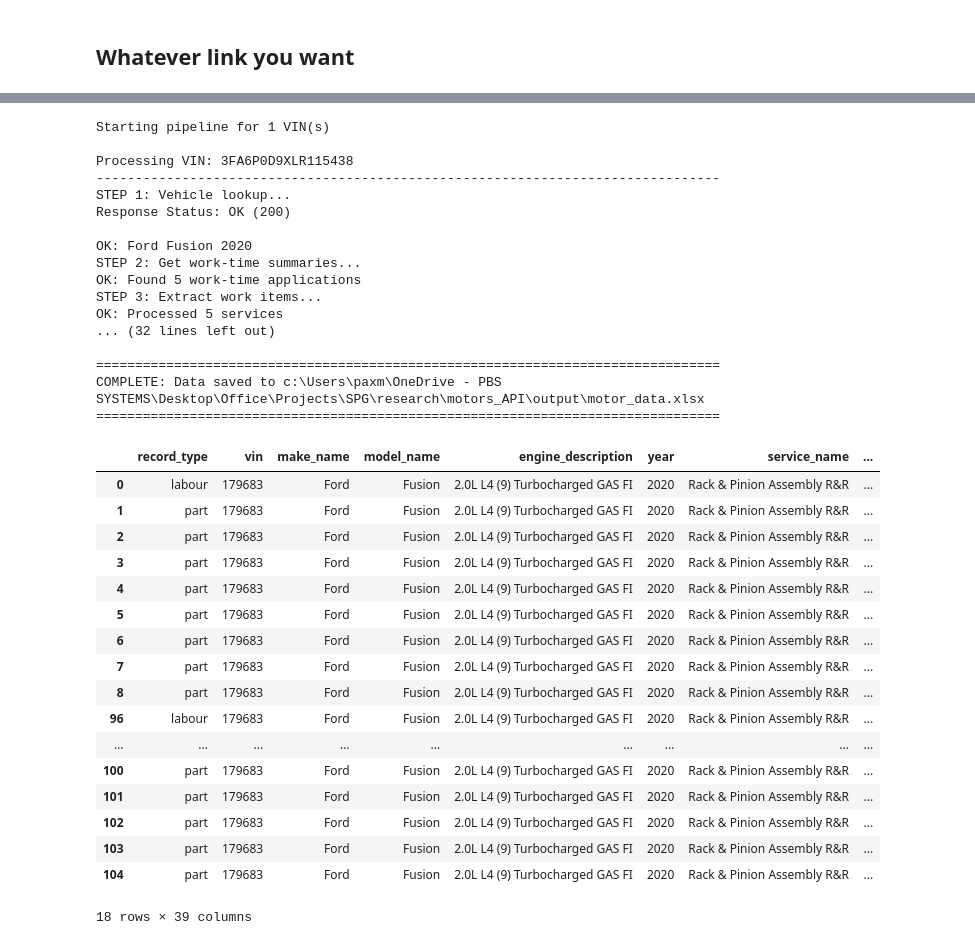
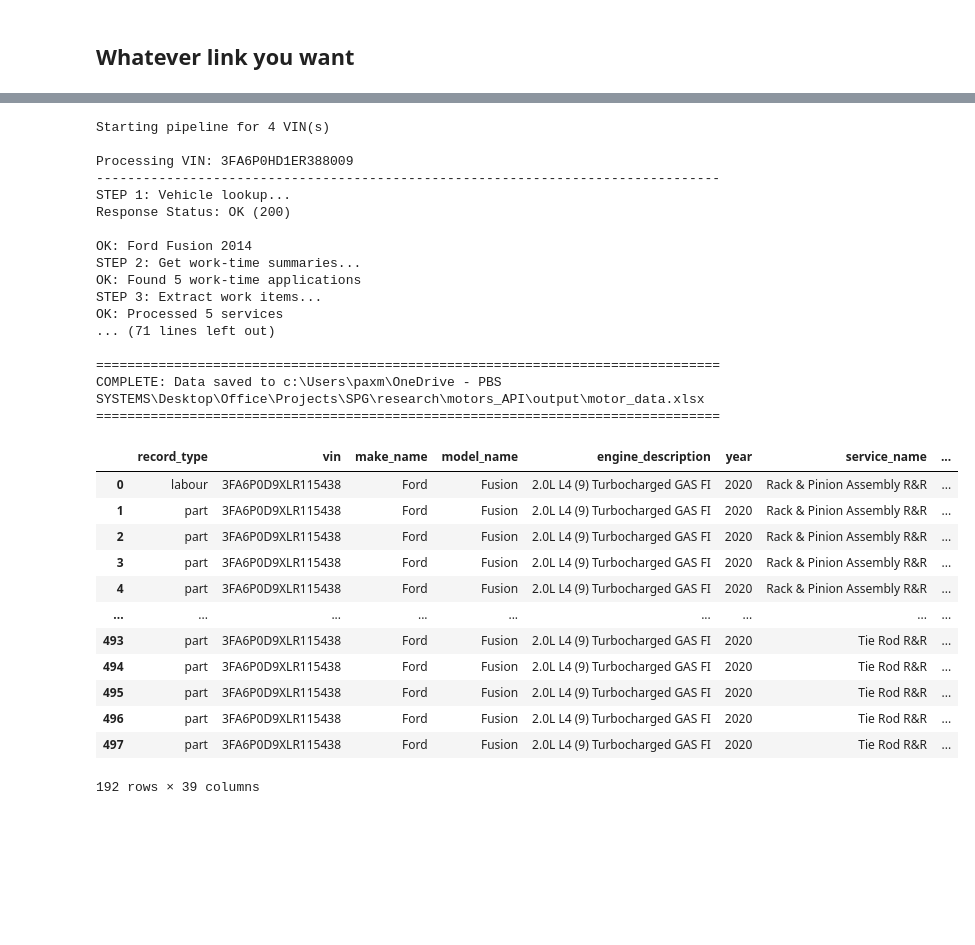
Before and after one commit to MeliPax/SPG, a Jupyter notebook: research/motors_API/MotorsAPI.ipynb, the cells around one changed output, grey strips where cells are left out. Saved outputs shown, nothing was run; the diff lists cells and outputs as text; code cells hidden in the pictures; blank space fills up the shorter version.

```diff
--- a/research/motors_API/MotorsAPI.ipynb
+++ b/research/motors_API/MotorsAPI.ipynb
@@ -1154,23 +1243,23 @@ veh_vin["US"]["escape_2020"]
 # %%
 # STEP 1: Run the complete pipeline
-results = run_pipeline(veh_vin["US"]["escape_2020"])
+results = run_pipeline(veh_vin)
 
 # STEP 2: Convert to Excel and save with deduplication
 file_path = pipeline_to_excel(results)
 # %% [output]
-Starting pipeline for 1 VIN(s)
+Starting pipeline for 4 VIN(s)
 
-Processing VIN: 3FA6P0D9XLR115438
+Processing VIN: 3FA6P0HD1ER388009
 --------------------------------------------------------------------------------
 STEP 1: Vehicle lookup...
 Response Status: OK (200)
 
-OK: Ford Fusion 2020
+OK: Ford Fusion 2014
 STEP 2: Get work-time summaries...
 OK: Found 5 work-time applications
 STEP 3: Extract work items...
 OK: Processed 5 services
-... (32 lines left out)
+... (71 lines left out)
 
 ================================================================================
 COMPLETE: Data saved to c:\Users\paxm\OneDrive - PBS SYSTEMS\Desktop\Office\Projects\SPG\research\motors_API\output\motor_data.xlsx
@@ -1180,23 +1270,18 @@ import pandas as pd
 # %%
 data = pd.read_excel("./output/motor_data.xlsx")
 # %%
-data[data["service_name"]=="Rack & Pinion Assembly R&R"]
+data[data["year"] ==2020]
 # %% [output]
 |  | record_type | vin | make_name | model_name | engine_description | year | service_name | ... |
-| 0 | labour | 179683 | Ford | Fusion | 2.0L L4 (9) Turbocharged GAS FI | 2020 | Rack & Pinion Assembly R&R | ... |
-| 1 | part | 179683 | Ford | Fusion | 2.0L L4 (9) Turbocharged GAS FI | 2020 | Rack & Pinion Assembly R&R | ... |
-| 2 | part | 179683 | Ford | Fusion | 2.0L L4 (9) Turbocharged GAS FI | 2020 | Rack & Pinion Assembly R&R | ... |
-| 3 | part | 179683 | Ford | Fusion | 2.0L L4 (9) Turbocharged GAS FI | 2020 | Rack & Pinion Assembly R&R | ... |
-| 4 | part | 179683 | Ford | Fusion | 2.0L L4 (9) Turbocharged GAS FI | 2020 | Rack & Pinion Assembly R&R | ... |
-| 5 | part | 179683 | Ford | Fusion | 2.0L L4 (9) Turbocharged GAS FI | 2020 | Rack & Pinion Assembly R&R | ... |
-| 6 | part | 179683 | Ford | Fusion | 2.0L L4 (9) Turbocharged GAS FI | 2020 | Rack & Pinion Assembly R&R | ... |
-| 7 | part | 179683 | Ford | Fusion | 2.0L L4 (9) Turbocharged GAS FI | 2020 | Rack & Pinion Assembly R&R | ... |
-| 8 | part | 179683 | Ford | Fusion | 2.0L L4 (9) Turbocharged GAS FI | 2020 | Rack & Pinion Assembly R&R | ... |
-| 96 | labour | 179683 | Ford | Fusion | 2.0L L4 (9) Turbocharged GAS FI | 2020 | Rack & Pinion Assembly R&R | ... |
+| 0 | labour | 3FA6P0D9XLR115438 | Ford | Fusion | 2.0L L4 (9) Turbocharged GAS FI | 2020 | Rack & Pinion Assembly R&R | ... |
+| 1 | part | 3FA6P0D9XLR115438 | Ford | Fusion | 2.0L L4 (9) Turbocharged GAS FI | 2020 | Rack & Pinion Assembly R&R | ... |
+| 2 | part | 3FA6P0D9XLR115438 | Ford | Fusion | 2.0L L4 (9) Turbocharged GAS FI | 2020 | Rack & Pinion Assembly R&R | ... |
+| 3 | part | 3FA6P0D9XLR115438 | Ford | Fusion | 2.0L L4 (9) Turbocharged GAS FI | 2020 | Rack & Pinion Assembly R&R | ... |
+| 4 | part | 3FA6P0D9XLR115438 | Ford | Fusion | 2.0L L4 (9) Turbocharged GAS FI | 2020 | Rack & Pinion Assembly R&R | ... |
 | ... | ... | ... | ... | ... | ... | ... | ... | ... |
-| 100 | part | 179683 | Ford | Fusion | 2.0L L4 (9) Turbocharged GAS FI | 2020 | Rack & Pinion Assembly R&R | ... |
-| 101 | part | 179683 | Ford | Fusion | 2.0L L4 (9) Turbocharged GAS FI | 2020 | Rack & Pinion Assembly R&R | ... |
-| 102 | part | 179683 | Ford | Fusion | 2.0L L4 (9) Turbocharged GAS FI | 2020 | Rack & Pinion Assembly R&R | ... |
-| 103 | part | 179683 | Ford | Fusion | 2.0L L4 (9) Turbocharged GAS FI | 2020 | Rack & Pinion Assembly R&R | ... |
-| 104 | part | 179683 | Ford | Fusion | 2.0L L4 (9) Turbocharged GAS FI | 2020 | Rack & Pinion Assembly R&R | ... |
+| 493 | part | 3FA6P0D9XLR115438 | Ford | Fusion | 2.0L L4 (9) Turbocharged GAS FI | 2020 | Tie Rod R&R | ... |
+| 494 | part | 3FA6P0D9XLR115438 | Ford | Fusion | 2.0L L4 (9) Turbocharged GAS FI | 2020 | Tie Rod R&R | ... |
+| 495 | part | 3FA6P0D9XLR115438 | Ford | Fusion | 2.0L L4 (9) Turbocharged GAS FI | 2020 | Tie Rod R&R | ... |
+| 496 | part | 3FA6P0D9XLR115438 | Ford | Fusion | 2.0L L4 (9) Turbocharged GAS FI | 2020 | Tie Rod R&R | ... |
+| 497 | part | 3FA6P0D9XLR115438 | Ford | Fusion | 2.0L L4 (9) Turbocharged GAS FI | 2020 | Tie Rod R&R | ... |
-18 rows × 39 columns
+192 rows × 39 columns
```
Also changed, not shown: parts of 3 cells of this notebook.
